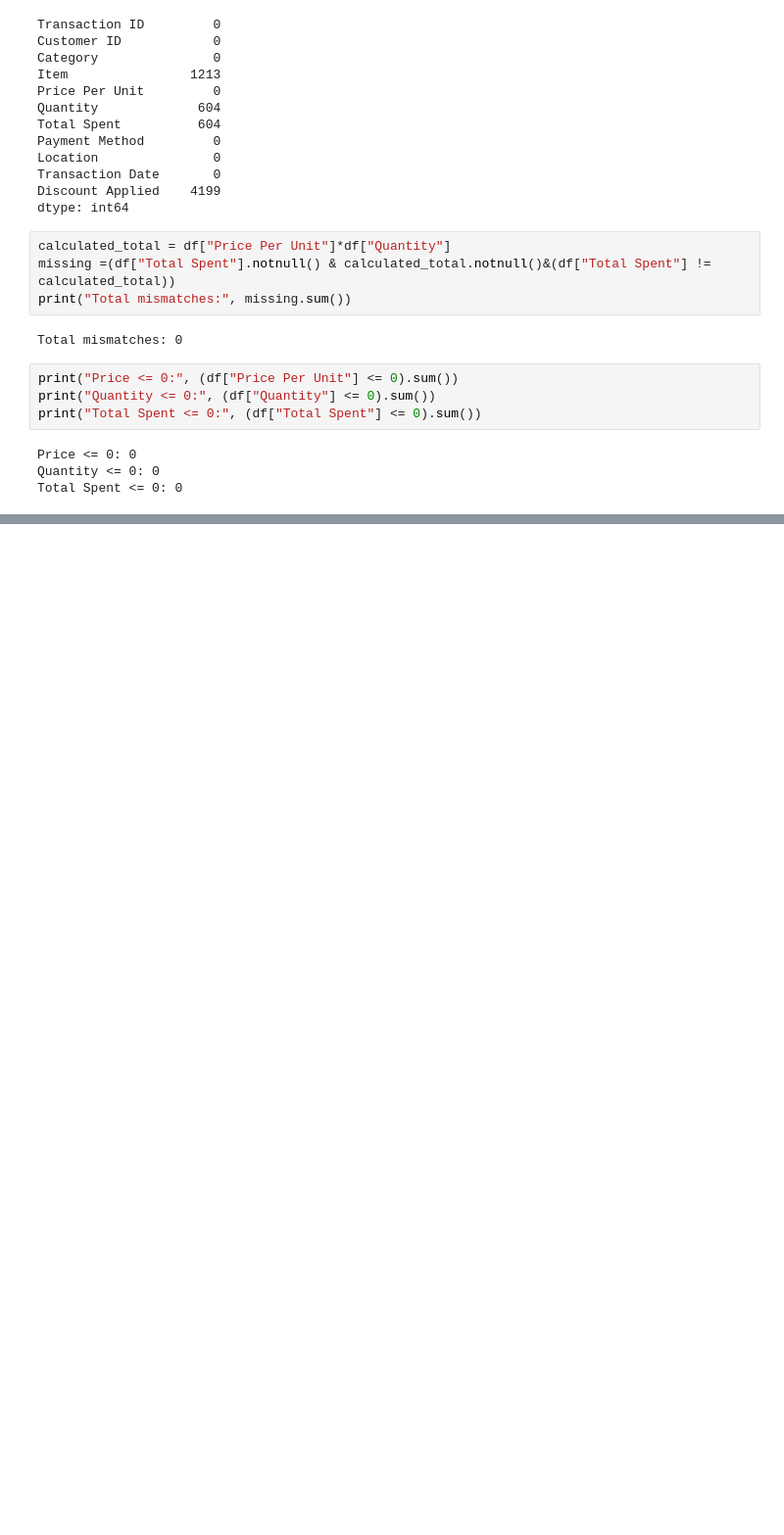
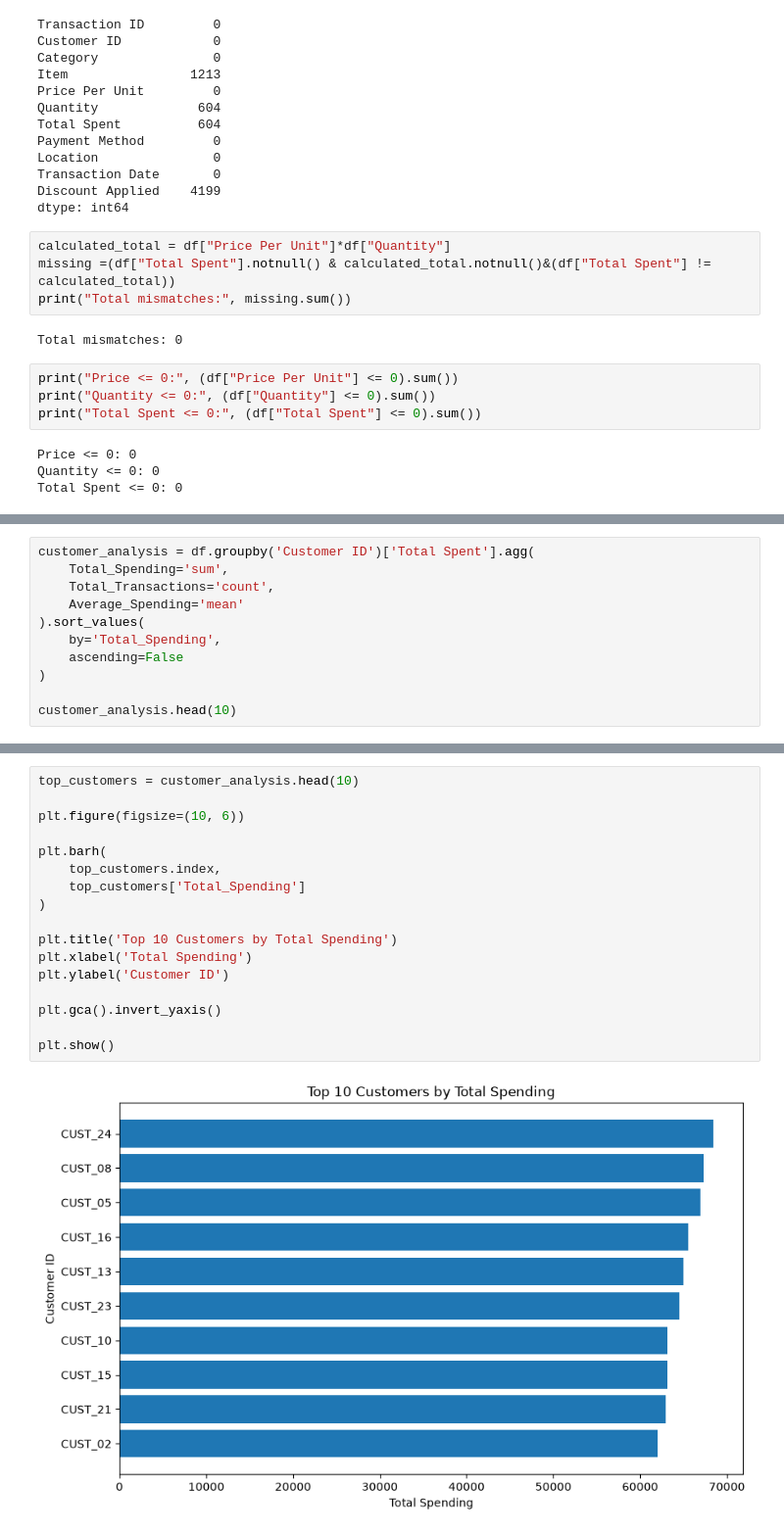
Before and after one commit to sadhanasri-DataScientist/retail_store_sales, a Jupyter notebook: retail_store_sales.ipynb, the cells around one changed output, grey strips where cells are left out. Shown at 98% size. Drawn from its saved outputs; the diff is of its cells as text; blank space fills up the shorter version.

```diff
--- a/retail_store_sales.ipynb
+++ b/retail_store_sales.ipynb
@@ -805,0 +1052,11 @@ Total Spent <= 0: 0
+# %%
+customer_analysis = df.groupby('Customer ID')['Total Spent'].agg(
+    Total_Spending='sum',
+    Total_Transactions='count',
+    Average_Spending='mean'
+).sort_values(
+    by='Total_Spending',
+    ascending=False
+)
+
+customer_analysis.head(10)
@@ -805,0 +1076,19 @@ Total Spent <= 0: 0
+# %%
+top_customers = customer_analysis.head(10)
+
+plt.figure(figsize=(10, 6))
+
+plt.barh(
+    top_customers.index,
+    top_customers['Total_Spending']
+)
+
+plt.title('Top 10 Customers by Total Spending')
+plt.xlabel('Total Spending')
+plt.ylabel('Customer ID')
+
+plt.gca().invert_yaxis()
+
+plt.show()
+# %% [output]
+[figure, added]
```
Also changed, not shown: parts of 24 cells of this notebook.
